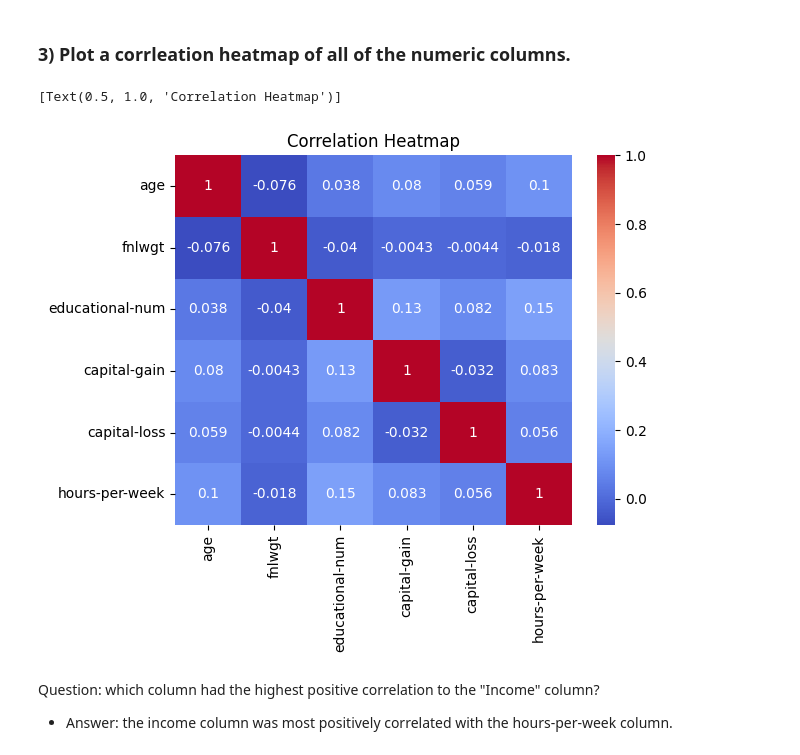
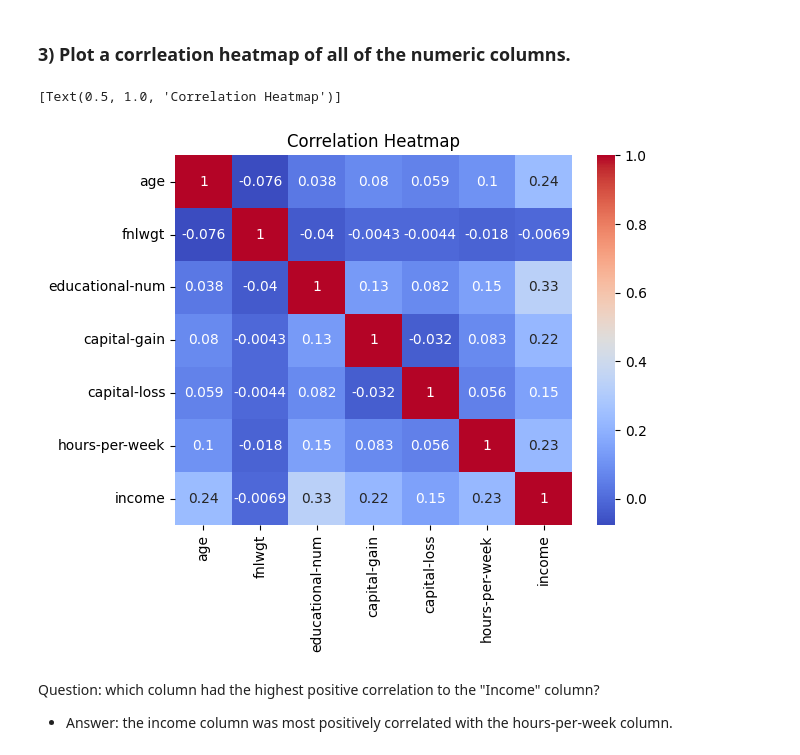
Before and after one commit to uday-routhu/models, a Jupyter notebook: Project_2_Part_1_Core.ipynb, the cells around one changed output. Cells and saved outputs as stored; diff of their text form; code cells hidden in the pictures.

```diff
--- a/Project_2_Part_1_Core.ipynb
+++ b/Project_2_Part_1_Core.ipynb
@@ -1081,13 +1081,20 @@ ax.set_title("Earnings based on hours of wrok");
 - people who worked more than 40 hours, got higher salary
 # %% [markdown]
 ### 3) Plot a corrleation heatmap of all of the numeric columns.
+# %%
+# Mapping dictionary
+income_mapping = {'<=50K': 0, '>50K': 1}
+
+# Create a new DataFrame with the transformed 'income' column
+df_transformed = df_adult.copy()  # Make a copy of the original DataFrame
+df_transformed['income'] = df_adult['income'].map(income_mapping)
 # %%
-corr = df_adult.corr(numeric_only=True)
+corr = df_transformed.corr(numeric_only=True)
 ax = sns.heatmap(corr,annot=True, cmap='coolwarm');
 ax.set(title='Correlation Heatmap')
 # %% [output]
 [Text(0.5, 1.0, 'Correlation Heatmap')]
-[figure, old version]
+[figure, new version]
 # %% [markdown]
 Question: which column had the highest positive correlation to the "Income" column?
 - Answer: the income column was most positively correlated with the hours-per-week column.
```
Also changed, not shown: parts of 5 cells of this notebook.
